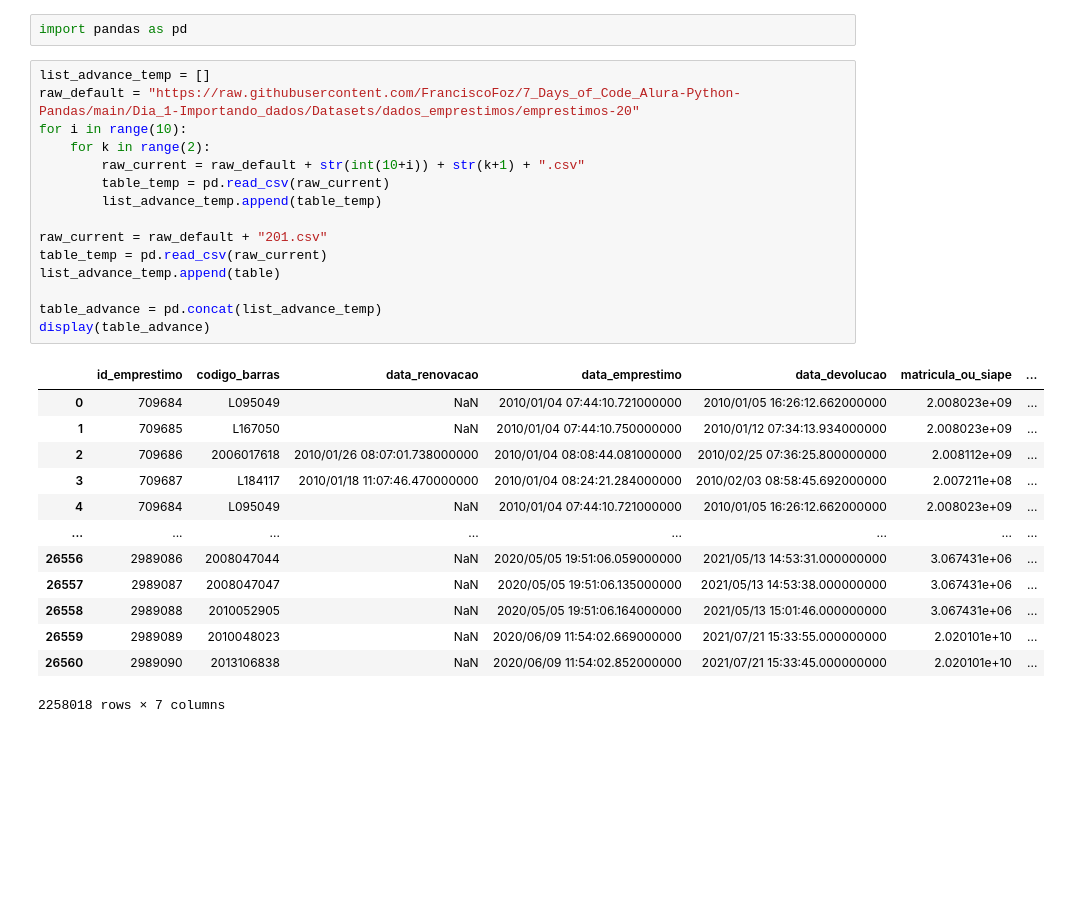
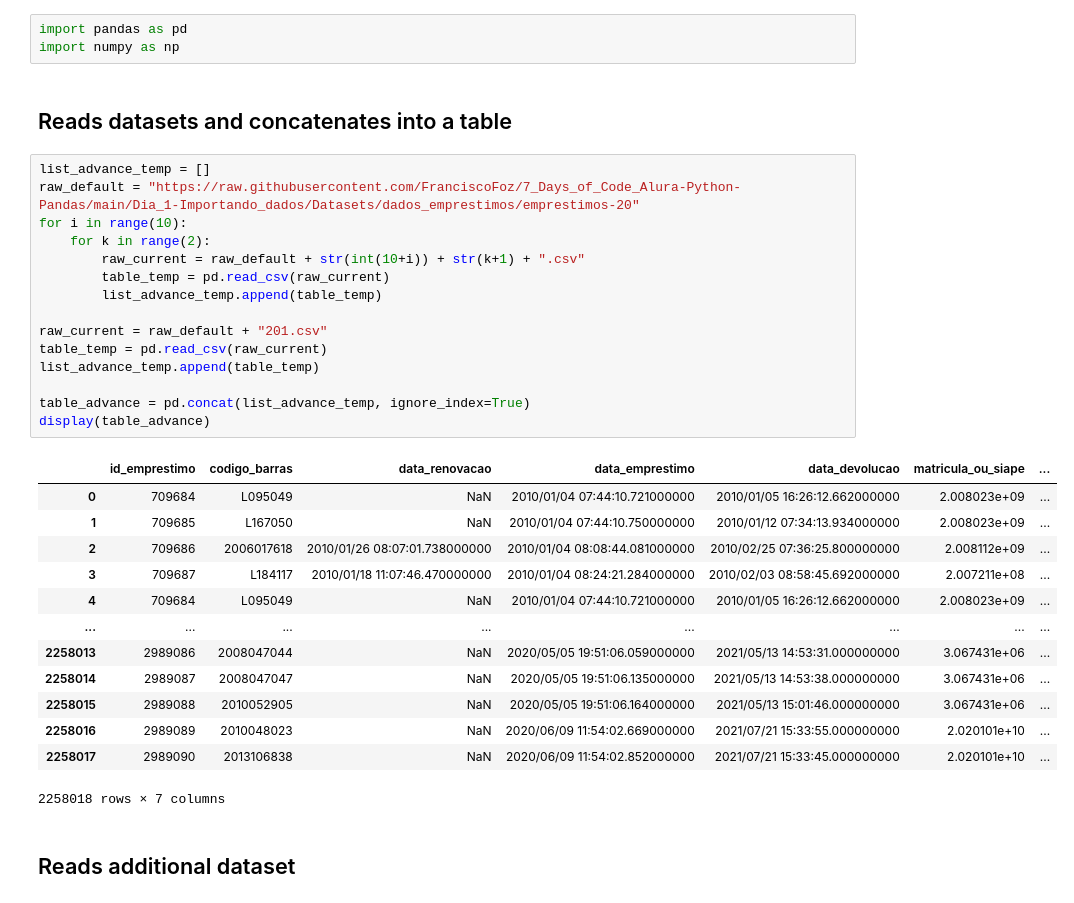
Before and after one commit to MateusViotto/Data-Analysis-with-Python-Pandas, a Jupyter notebook: 7DaysToCode_PythonPandas_Day1.ipynb, the cells around one changed output. Drawn from its saved outputs; the diff is of its cells as text; blank space fills up the shorter version.

```diff
--- a/7DaysToCode_PythonPandas_Day1.ipynb
+++ b/7DaysToCode_PythonPandas_Day1.ipynb
@@ -1,34 +1,39 @@
 # %%
 import pandas as pd
+import numpy as np
+# %% [markdown]
+## Reads datasets and concatenates into a table
 # %%
 list_advance_temp = []
 raw_default = "https://raw.githubusercontent.com/FranciscoFoz/7_Days_of_Code_Alura-Python-Pandas/main/Dia_1-Importando_dados/Datasets/dados_emprestimos/emprestimos-20"
 for i in range(10):
     for k in range(2):
         raw_current = raw_default + str(int(10+i)) + str(k+1) + ".csv"
         table_temp = pd.read_csv(raw_current)
         list_advance_temp.append(table_temp)
 
 raw_current = raw_default + "201.csv"
 table_temp = pd.read_csv(raw_current)
-list_advance_temp.append(table)
+list_advance_temp.append(table_temp)
 
-table_advance = pd.concat(list_advance_temp)
+table_advance = pd.concat(list_advance_temp, ignore_index=True)
 display(table_advance)
 # %% [output]
 |  | id_emprestimo | codigo_barras | data_renovacao | data_emprestimo | data_devolucao | matricula_ou_siape | ... |
 | 0 | 709684 | L095049 | NaN | 2010/01/04 07:44:10.721000000 | 2010/01/05 16:26:12.662000000 | 2.008023e+09 | ... |
 | 1 | 709685 | L167050 | NaN | 2010/01/04 07:44:10.750000000 | 2010/01/12 07:34:13.934000000 | 2.008023e+09 | ... |
 | 2 | 709686 | 2006017618 | 2010/01/26 08:07:01.738000000 | 2010/01/04 08:08:44.081000000 | 2010/02/25 07:36:25.800000000 | 2.008112e+09 | ... |
 | 3 | 709687 | L184117 | 2010/01/18 11:07:46.470000000 | 2010/01/04 08:24:21.284000000 | 2010/02/03 08:58:45.692000000 | 2.007211e+08 | ... |
 | 4 | 709684 | L095049 | NaN | 2010/01/04 07:44:10.721000000 | 2010/01/05 16:26:12.662000000 | 2.008023e+09 | ... |
 | ... | ... | ... | ... | ... | ... | ... | ... |
-| 26556 | 2989086 | 2008047044 | NaN | 2020/05/05 19:51:06.059000000 | 2021/05/13 14:53:31.000000000 | 3.067431e+06 | ... |
-| 26557 | 2989087 | 2008047047 | NaN | 2020/05/05 19:51:06.135000000 | 2021/05/13 14:53:38.000000000 | 3.067431e+06 | ... |
-| 26558 | 2989088 | 2010052905 | NaN | 2020/05/05 19:51:06.164000000 | 2021/05/13 15:01:46.000000000 | 3.067431e+06 | ... |
-| 26559 | 2989089 | 2010048023 | NaN | 2020/06/09 11:54:02.669000000 | 2021/07/21 15:33:55.000000000 | 2.020101e+10 | ... |
-| 26560 | 2989090 | 2013106838 | NaN | 2020/06/09 11:54:02.852000000 | 2021/07/21 15:33:45.000000000 | 2.020101e+10 | ... |
+| 2258013 | 2989086 | 2008047044 | NaN | 2020/05/05 19:51:06.059000000 | 2021/05/13 14:53:31.000000000 | 3.067431e+06 | ... |
+| 2258014 | 2989087 | 2008047047 | NaN | 2020/05/05 19:51:06.135000000 | 2021/05/13 14:53:38.000000000 | 3.067431e+06 | ... |
+| 2258015 | 2989088 | 2010052905 | NaN | 2020/05/05 19:51:06.164000000 | 2021/05/13 15:01:46.000000000 | 3.067431e+06 | ... |
+| 2258016 | 2989089 | 2010048023 | NaN | 2020/06/09 11:54:02.669000000 | 2021/07/21 15:33:55.000000000 | 2.020101e+10 | ... |
+| 2258017 | 2989090 | 2013106838 | NaN | 2020/06/09 11:54:02.852000000 | 2021/07/21 15:33:45.000000000 | 2.020101e+10 | ... |
 2258018 rows × 7 columns
+# %% [markdown]
+## Reads additional dataset
 # %%
 collection = pd.read_parquet("https://github.com/FranciscoFoz/7_Days_of_Code_Alura-Python-Pandas/blob/main/Dia_1-Importando_dados/Datasets/dados_exemplares.parquet?raw=true")
 display(collection)
```
Also changed, not shown: parts of 7 cells of this notebook.
